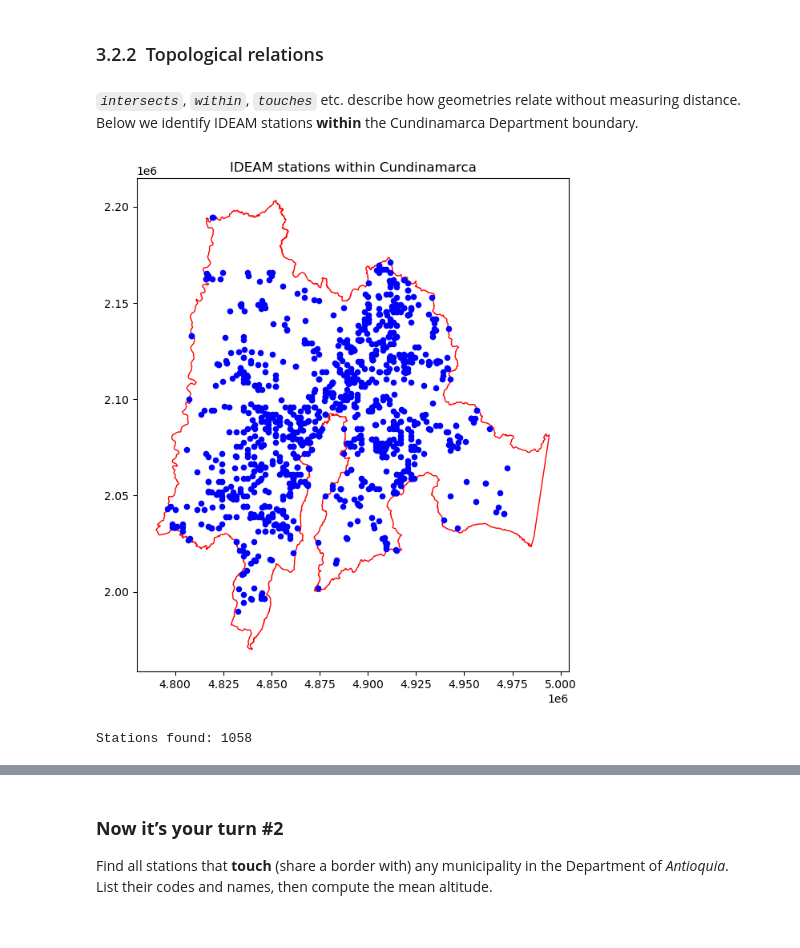
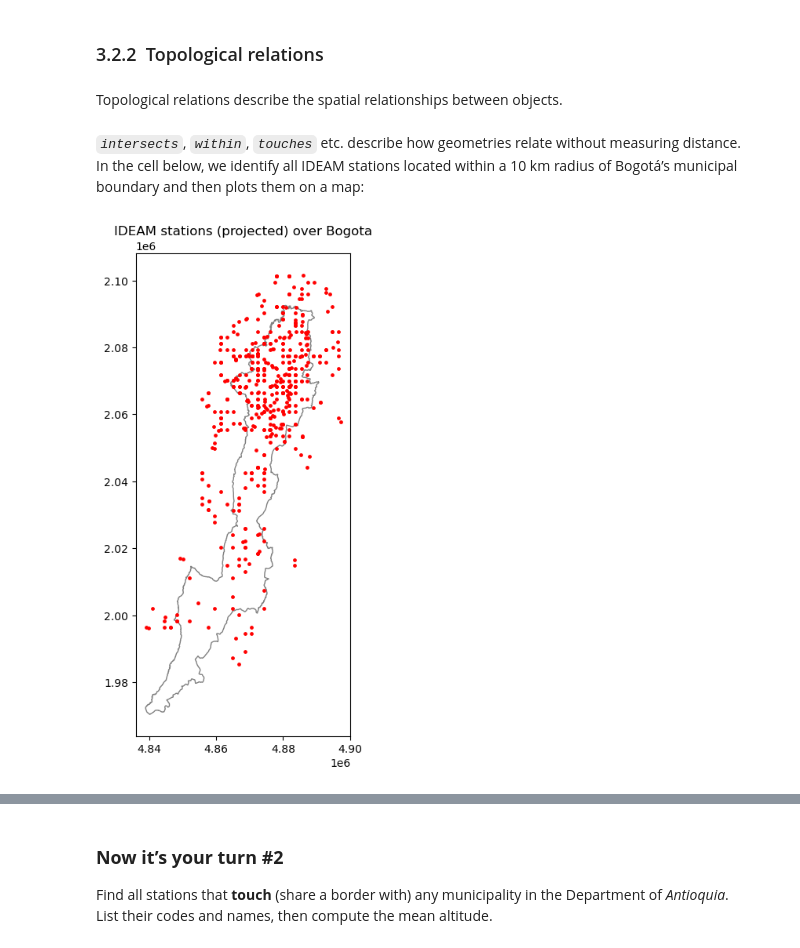
Before and after one commit to lccastillov/prog_sig_2025_1, a Jupyter notebook: Workshop6_SpatialOpertaions_Vector_Data.ipynb, the cells around one changed output, grey strips where cells are left out. Cells and saved outputs as stored; diff of their text form; code cells hidden in the pictures.

```diff
--- a/Workshop6_SpatialOpertaions_Vector_Data.ipynb
+++ b/Workshop6_SpatialOpertaions_Vector_Data.ipynb
@@ -394,21 +394,21 @@ Stations in Antioquia:
 [figure]
 # %% [markdown]
 ### 3.2.2  Topological relations
+# %% [markdown]
+Topological relations describe the spatial relationships between objects.
 # %% [markdown]
 *`intersects`*, *`within`*, *`touches`* etc. describe how geometries relate without measuring distance.
-Below we identify IDEAM stations **within** the Cundinamarca Department boundary.
+In the cell below, we identify all IDEAM stations located within a 10 km radius of Bogotá’s municipal boundary and then plots them on a map:
 # %%
-# Department boundary for Bogotá (Cundinamarca)
-cundi = gdf_mun[gdf_mun['DPTO_CCDGO'] == '25'].dissolve()
+#points.distance(poly.iloc[0]) < 0.2
 
-inside = gdf_est[gdf_est.within(cundi.geometry.iloc[0])]
+bta__10km_stations_bool = gdf_est.distance(bogota_muni.geometry.iloc[0])<10000
+bta__10km_stations_bool # Display the boolean dataset
+bta_10km_stations=gdf_est[bta__10km_stations_bool]
 
-base = cundi.plot(color='none', edgecolor='red')
-inside.plot(ax=base, color='blue', markersize=20)
-plt.title('IDEAM stations within Cundinamarca')
+ax = bogota_muni.plot(color="none", edgecolor="grey", figsize=(8, 8))
+bta_10km_stations.plot(ax=ax, color="red", markersize=6)
+plt.title("IDEAM stations (projected) over Bogota")
 plt.show()
-
-print(f'Stations found: {len(inside)}')
 # %% [output]
-[figure, old version]
+[figure, new version]
-Stations found: 1058
```
Also changed, not shown: parts of 4 cells of this notebook.
